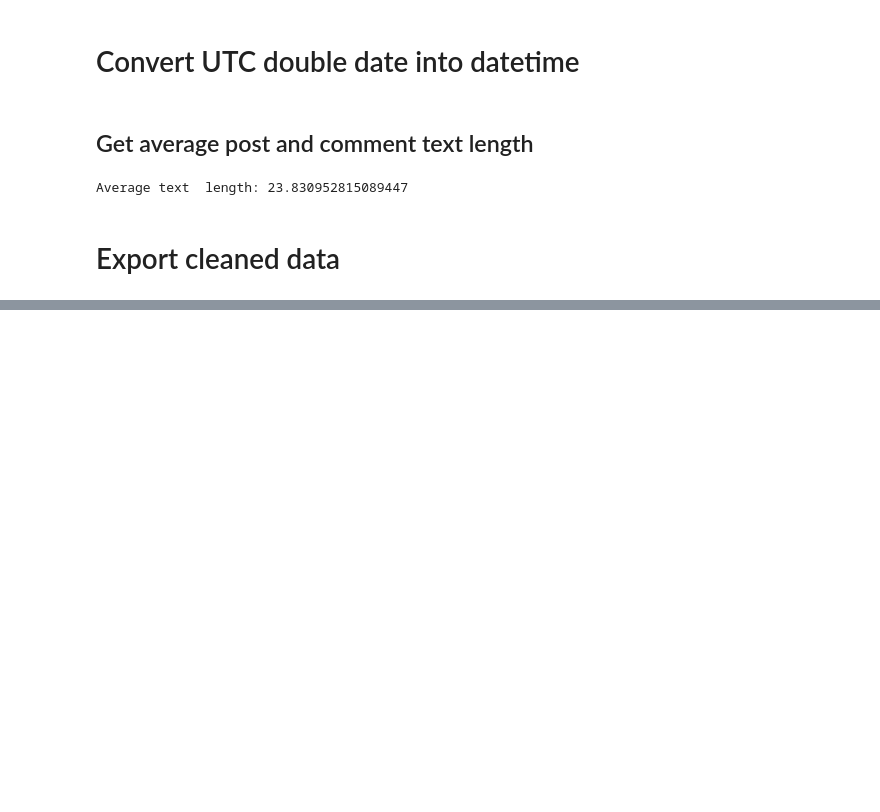
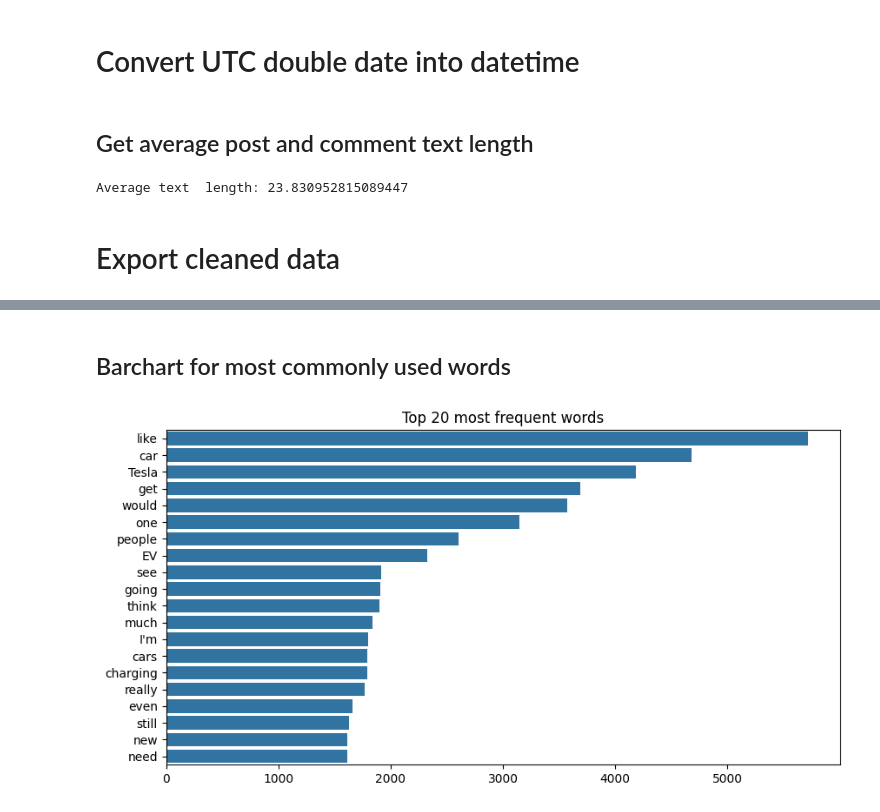
Before and after one commit to ao9000/SC4021-Project, a Jupyter notebook: data-preprocessing-for-solr.ipynb, the cells around one changed output, grey strips where cells are left out. Cells and saved outputs as stored; diff of their text form; code cells hidden in the pictures; blank space fills up the shorter version.

```diff
--- a/data-preprocessing-for-solr.ipynb
+++ b/data-preprocessing-for-solr.ipynb
@@ -442,0 +477,19 @@ merged_df.to_csv(f'{data_dir}/cleaned_combined_data.csv', index=False)
+# %% [markdown]
+## Barchart for most commonly used words
+# %%
+# Barchart for most commonly used words, top 20
+from collections import Counter
+
+# Tokenize
+tokens = ' '.join(merged_df_no_stop.tolist()).split()
+# Count
+word_freq = Counter(tokens)
+# Get top 20
+top_20_words = word_freq.most_common(20)
+# Plot horizontal bar chart
+plt.figure(figsize=(10, 5))
+sns.barplot(x=[word[1] for word in top_20_words], y=[word[0] for word in top_20_words])
+plt.title('Top 20 most frequent words')
+plt.show()
+# %% [output]
+[figure, added]
```
Also changed, not shown: parts of 5 cells of this notebook.
